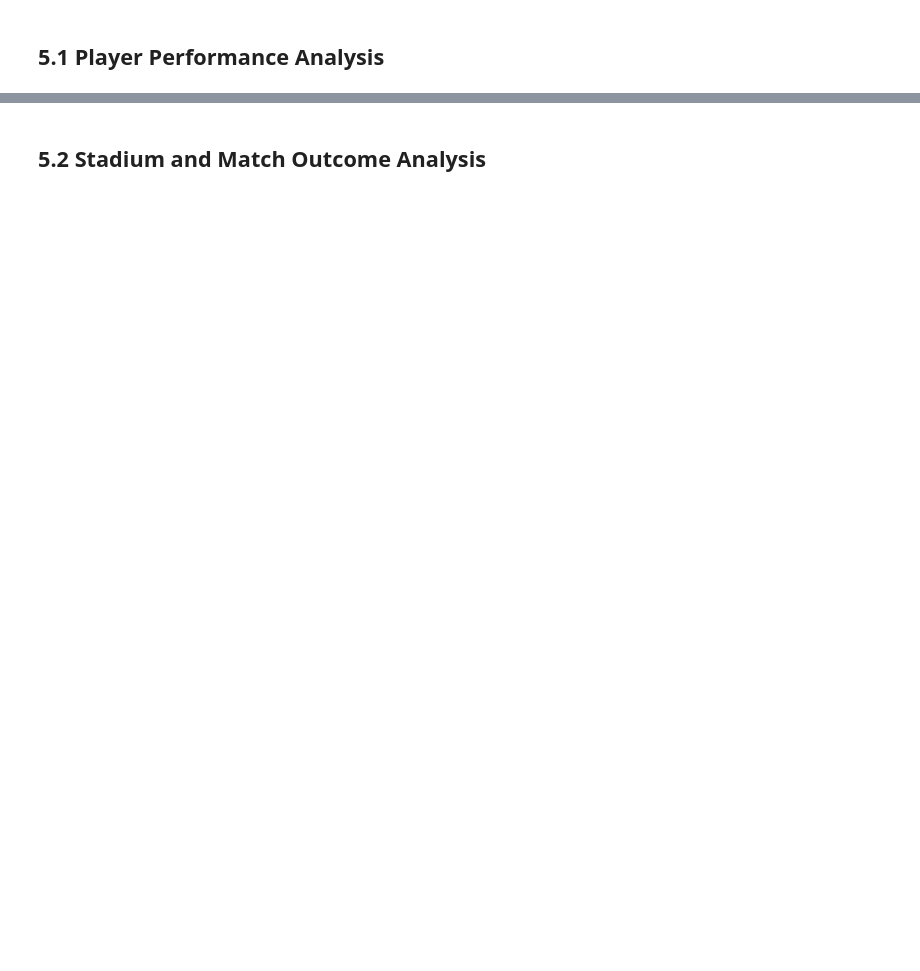
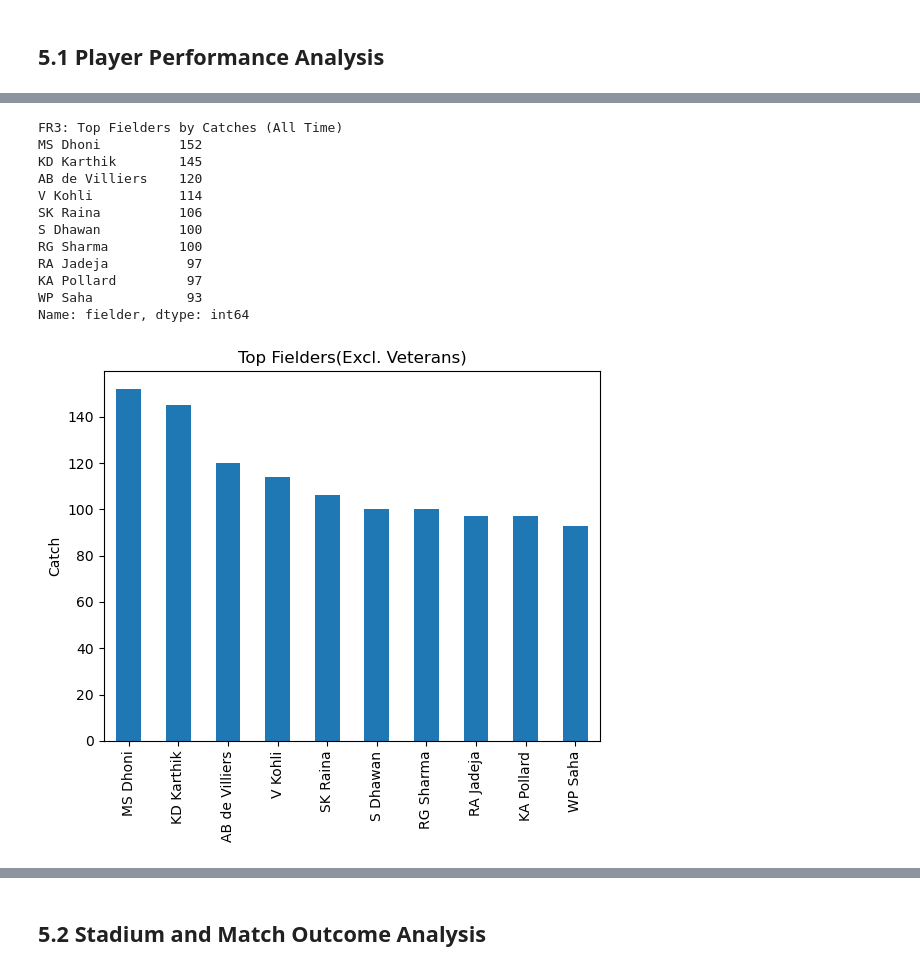
Before and after one commit to Govind-Pillai/IPL-Data_Analysis, a Jupyter notebook: cricket_analytics.ipynb, the cells around one changed output, grey strips where cells are left out. Saved outputs shown, nothing was run; the diff lists cells and outputs as text; code cells hidden in the pictures; blank space fills up the shorter version.

```diff
--- a/cricket_analytics.ipynb
+++ b/cricket_analytics.ipynb
@@ -5,16 +5,12 @@ This notebook implements the analysis requirements for the Cricket Performance a
 import pandas as pd
 import matplotlib.pyplot as plt
 import seaborn as sns
-
-# Set plot style
-sns.set_style('whitegrid')
-plt.rcParams['figure.figsize'] = (12, 6)
 # %% [markdown]
 ## 1. Data Ingestion & Cleaning
 # %%
 # Load datasets
-matches = pd.read_csv('matches.csv')
-deliveries = pd.read_csv('deliveries.csv')
+matches = pd.read_csv("C:/Users/Govind/Downloads/matches.csv")
+deliveries = pd.read_csv("C:/Users/Govind/Downloads/deliveries.csv")
 
 # Convert date to datetime
 matches['date'] = pd.to_datetime(matches['date'], errors='coerce')
@@ -61,10 +90,28 @@ print(top_sr[['strike_rate', 'ball', 'batsman_runs']])
 # %%
 # FR3: Top fielders by number of catches (All time)
 catches = deliveries[deliveries['dismissal_kind'] == 'caught']
 top_fielders = catches['fielder'].value_counts().head(10)
 
 print('\nFR3: Top Fielders by Catches (All Time)')
 print(top_fielders)
+plt.figure()
+top_fielders.plot(kind='bar', title='Top Fielders(Excl. Veterans)')
+plt.ylabel('Catch')
+plt.show()
+# %% [output]
+FR3: Top Fielders by Catches (All Time)
+MS Dhoni          152
+KD Karthik        145
+AB de Villiers    120
+V Kohli           114
+SK Raina          106
+S Dhawan          100
+RG Sharma         100
+RA Jadeja          97
+KA Pollard         97
+WP Saha            93
+Name: fielder, dtype: int64
+[figure, added]
 # %%
 # FR4: Top bowlers by wickets post-2020 (excluding 2008-2012 veterans)
 fr4_data = post_2020_data[~post_2020_data['bowler'].isin(early_players_bowl)]
```
Also changed, not shown: parts of 7 cells of this notebook.
